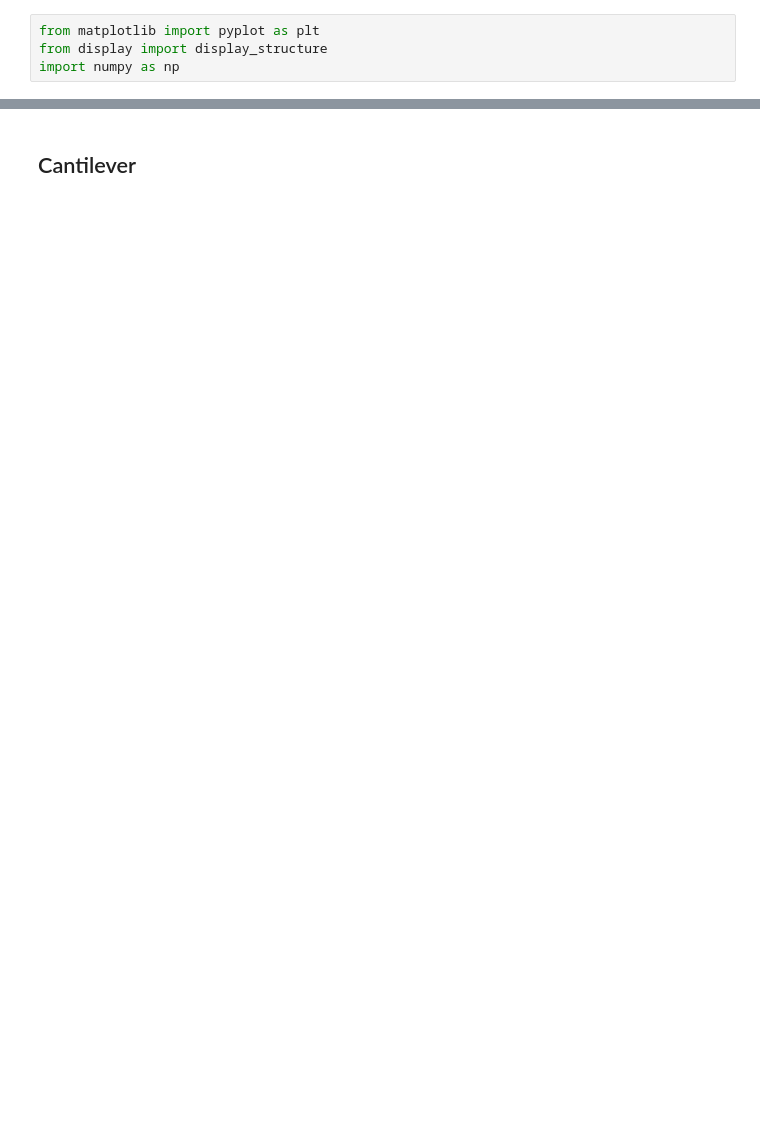
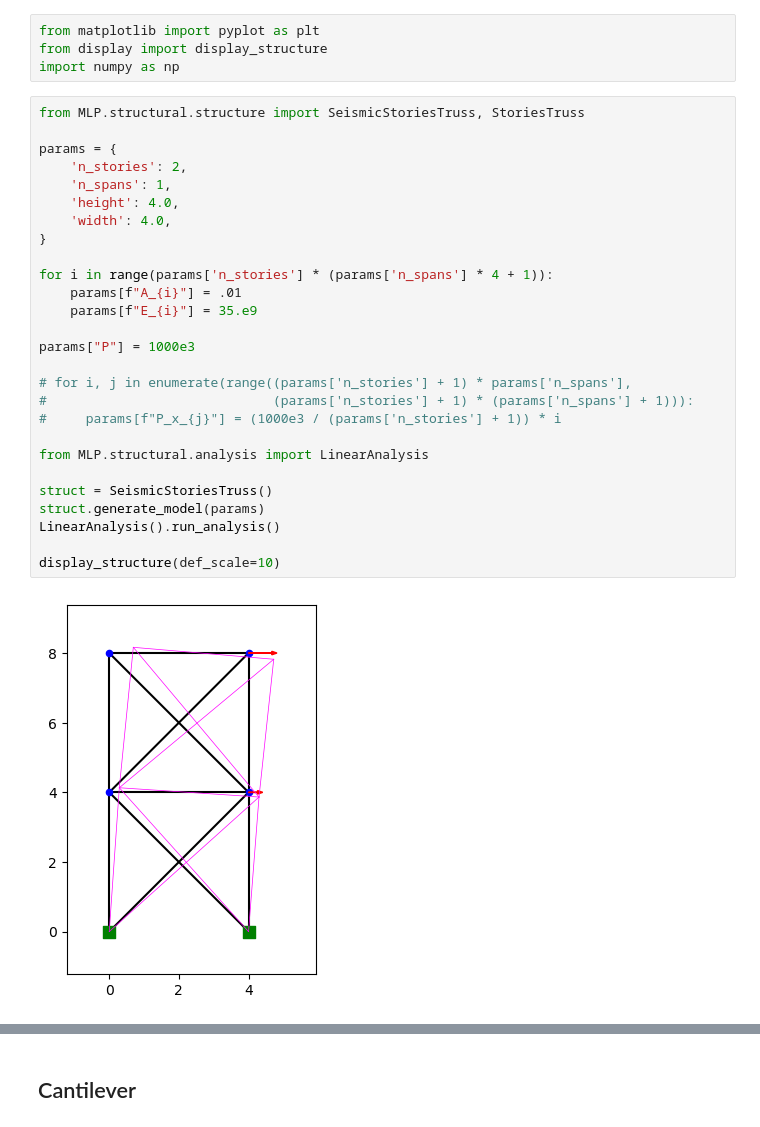
Before and after one commit to alexandre-flamant/memoire, a Jupyter notebook: MLP/dataset_generation.ipynb, the cells around one changed output, grey strips where cells are left out. Drawn from its saved outputs; the diff is of its cells as text; blank space fills up the shorter version.

Commit message:
Seismic structure, generator and dataset done

```diff
--- a/MLP/dataset_generation.ipynb
+++ b/MLP/dataset_generation.ipynb
@@ -2,3 +2,32 @@
 from matplotlib import pyplot as plt
 from display import display_structure
 import numpy as np
+# %%
+from MLP.structural.structure import SeismicStoriesTruss, StoriesTruss
+
+params = {
+    'n_stories': 2,
+    'n_spans': 1,
+    'height': 4.0,
+    'width': 4.0,
+}
+
+for i in range(params['n_stories'] * (params['n_spans'] * 4 + 1)):
+    params[f"A_{i}"] = .01
+    params[f"E_{i}"] = 35.e9
+
+params["P"] = 1000e3
+
+# for i, j in enumerate(range((params['n_stories'] + 1) * params['n_spans'],
+#                             (params['n_stories'] + 1) * (params['n_spans'] + 1))):
+#     params[f"P_x_{j}"] = (1000e3 / (params['n_stories'] + 1)) * i
+
+from MLP.structural.analysis import LinearAnalysis
+
+struct = SeismicStoriesTruss()
+struct.generate_model(params)
+LinearAnalysis().run_analysis()
+
+display_structure(def_scale=10)
+# %% [output]
+[figure, added]
```
Also changed, not shown: parts of 7 cells of this notebook, 7 other files.
